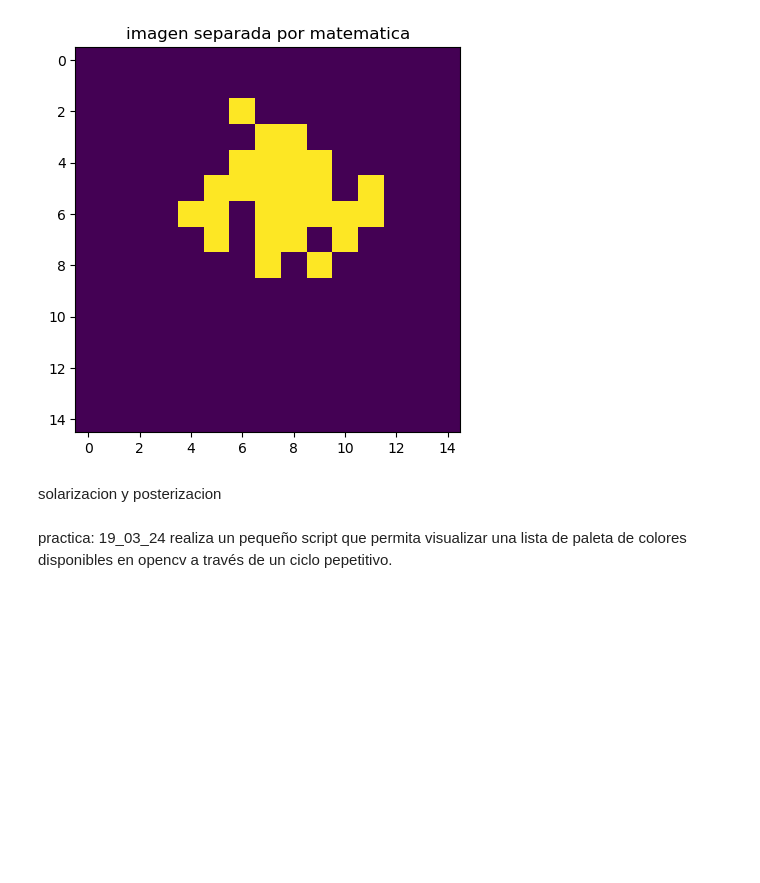
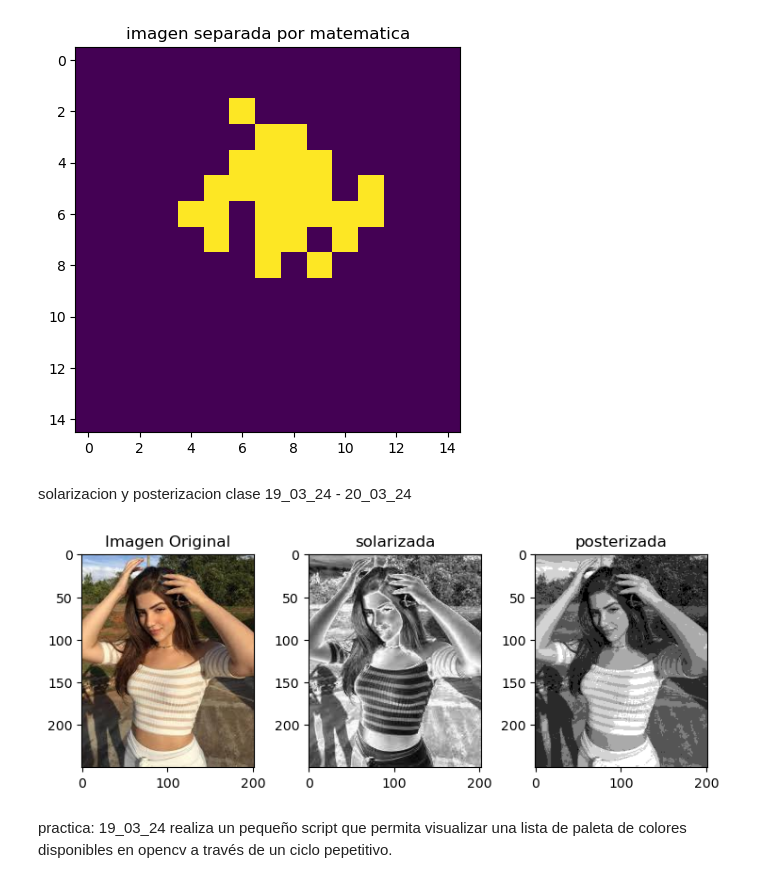
Before and after one commit to GuerreroT/clase1, a Jupyter notebook: clase19_03_24.ipynb, the cells around one changed output. Drawn from its saved outputs; the diff is of its cells as text; code cells hidden in the pictures; blank space fills up the shorter version.

Commit message:
clase_20_03_24

```diff
--- a/clase19_03_24.ipynb
+++ b/clase19_03_24.ipynb
@@ -69,3 +69,4 @@ plt.show()
 [figure]
 # %% [markdown]
 solarizacion y posterizacion
+clase 19_03_24 - 20_03_24
@@ -80,3 +73,44 @@ def solarizar(image,umbral):
+# %%
+import cv2
+import numpy as np
+import matplotlib.pyplot as plt
+
+def solarizar(image,umbral):
+    img_solarizada=np.where(image<umbral,image,255-image)
+    return img_solarizada
+
+def posterizar(image,nivel):
+    f_nvl=255/nivel
+    img_poster=np.round(image/f_nvl)*f_nvl
+    return img_poster.astype(np.uint8)
+
+
+imagen=cv2.imread('girl1.jpg')
+img_cris=cv2.cvtColor(imagen,cv2.COLOR_BGR2GRAY)
+umbral=127
+img_solarizada=solarizar(img_cris,umbral)
+
+#################################
+nivel=6
+img_posterizada=posterizar(img_cris,nivel)
+#################################
+plt.figure(figsize=(15, 10))
+
+plt.subplot(3, 5, 1)
+plt.imshow(cv2.cvtColor(imagen, cv2.COLOR_BGR2RGB))
+plt.title("Imagen Original")
+
+plt.subplot(3,5,2)
+plt.imshow(img_solarizada, cmap='gray')
+plt.title('solarizada')
+
+plt.subplot(3,5,3)
+plt.imshow(img_posterizada, cmap='gray')
+plt.title('posterizada')
+
+plt.show()
+# %% [output]
+[figure, added]
 # %% [markdown]
 practica: 19_03_24
 realiza un pequeño script que permita visualizar una lista de paleta de colores disponibles en opencv a través de un ciclo pepetitivo.
```
Also changed, not shown: parts of 4 cells of this notebook.
